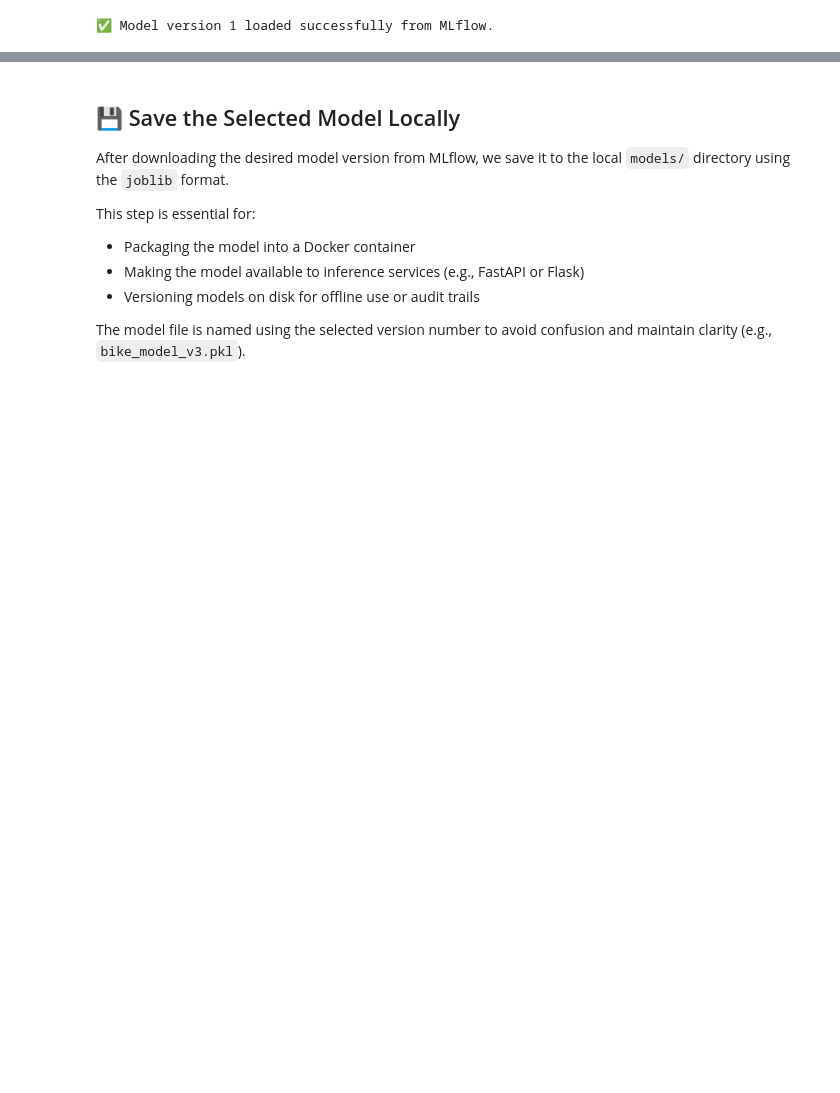
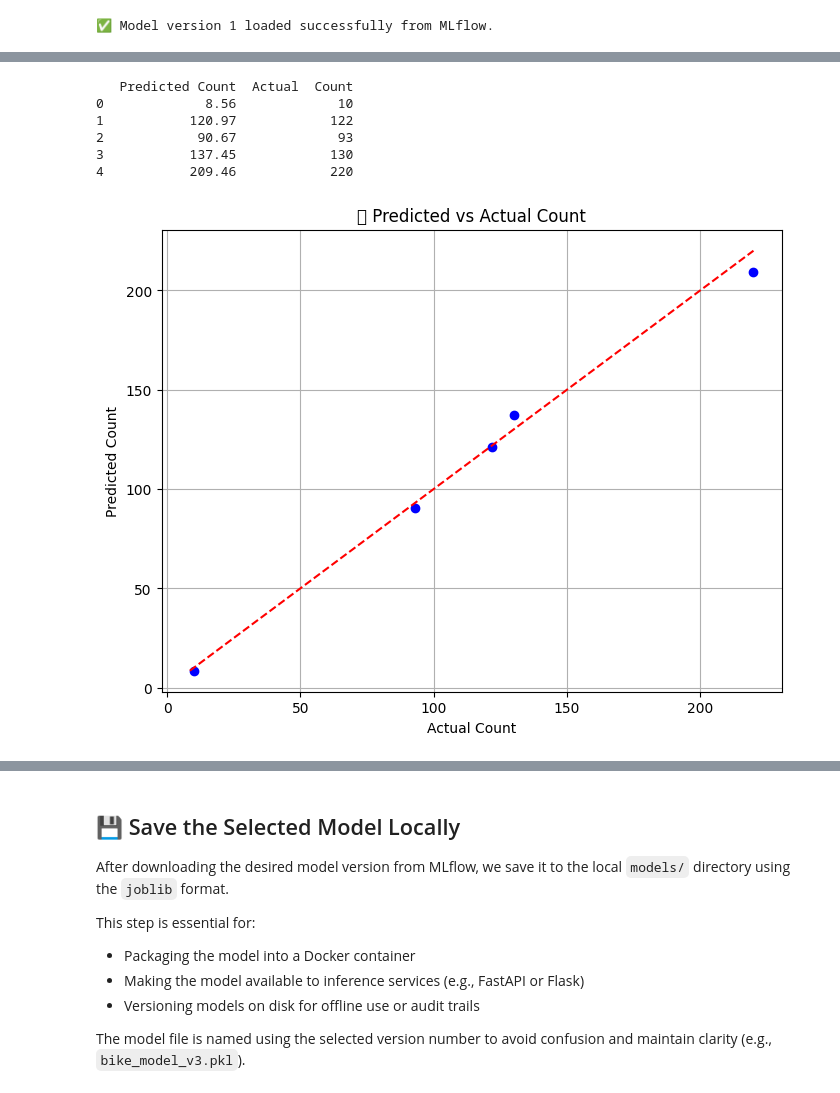
Before and after one commit to MohammadB88/MLOps-Workshop-Exercises, a Jupyter notebook: workshop_materials/bike_demand_forecasting/03_model_deployment.ipynb, the cells around one changed output, grey strips where cells are left out. Drawn from its saved outputs; the diff is of its cells as text; code cells hidden in the pictures; blank space fills up the shorter version.

Commit message:
bike-demand - update jupyternotebooks for model training and deployment

```diff
--- a/workshop_materials/bike_demand_forecasting/03_model_deployment.ipynb
+++ b/workshop_materials/bike_demand_forecasting/03_model_deployment.ipynb
@@ -66,0 +182,50 @@ Enter the version number you want to download:  1
+# %%
+# Send a prediction request to the locally depoloyed model
+endpoint = "http://127.0.0.1:5000/invocations"
+response = requests.post(endpoint, json=inference_request)
+
+# print(response.json()['predictions'].int())
+
+# Check if the response is successful
+if response.status_code == 200:
+    # Process the prediction response
+    predictions = pd.DataFrame(response.json()['predictions'], columns=['Predicted Count'])
+
+    # Combine predictions with actual classes
+    actual_class_test = sample_y_input.reset_index(drop=True)
+    model_output = pd.concat([predictions, actual_class_test], axis=1)
+
+    # Rename columns for clarity
+    model_output.columns = ['Predicted Count', 'Actual  Count']
+
+    # Display the final output
+    print(model_output)
+
+else:
+    print(f"Request failed with status code: {response.status_code}")
+    print(f"Response content: {response.text}")
+
+# Let's plot it in in a x vs y. it is then more clear to the eye!
+# %% [output]
+   Predicted Count  Actual  Count
+0             8.56             10
+1           120.97            122
+2            90.67             93
+3           137.45            130
+4           209.46            220
+# %%
+import matplotlib.pyplot as plt
+
+plt.figure(figsize=(8, 6))
+plt.scatter(model_output['Actual  Count'], model_output['Predicted Count'], color='blue')
+plt.plot([model_output.min().min(), model_output.max().max()],
+         [model_output.min().min(), model_output.max().max()],
+         color='red', linestyle='--')  # Identity line
+
+plt.xlabel('Actual Count')
+plt.ylabel('Predicted Count')
+plt.title('🔍 Predicted vs Actual Count')
+plt.grid(True)
+plt.show()
+# %% [output]
+[figure, added]
```
Also changed, not shown: parts of 11 cells of this notebook, 1 other file.
